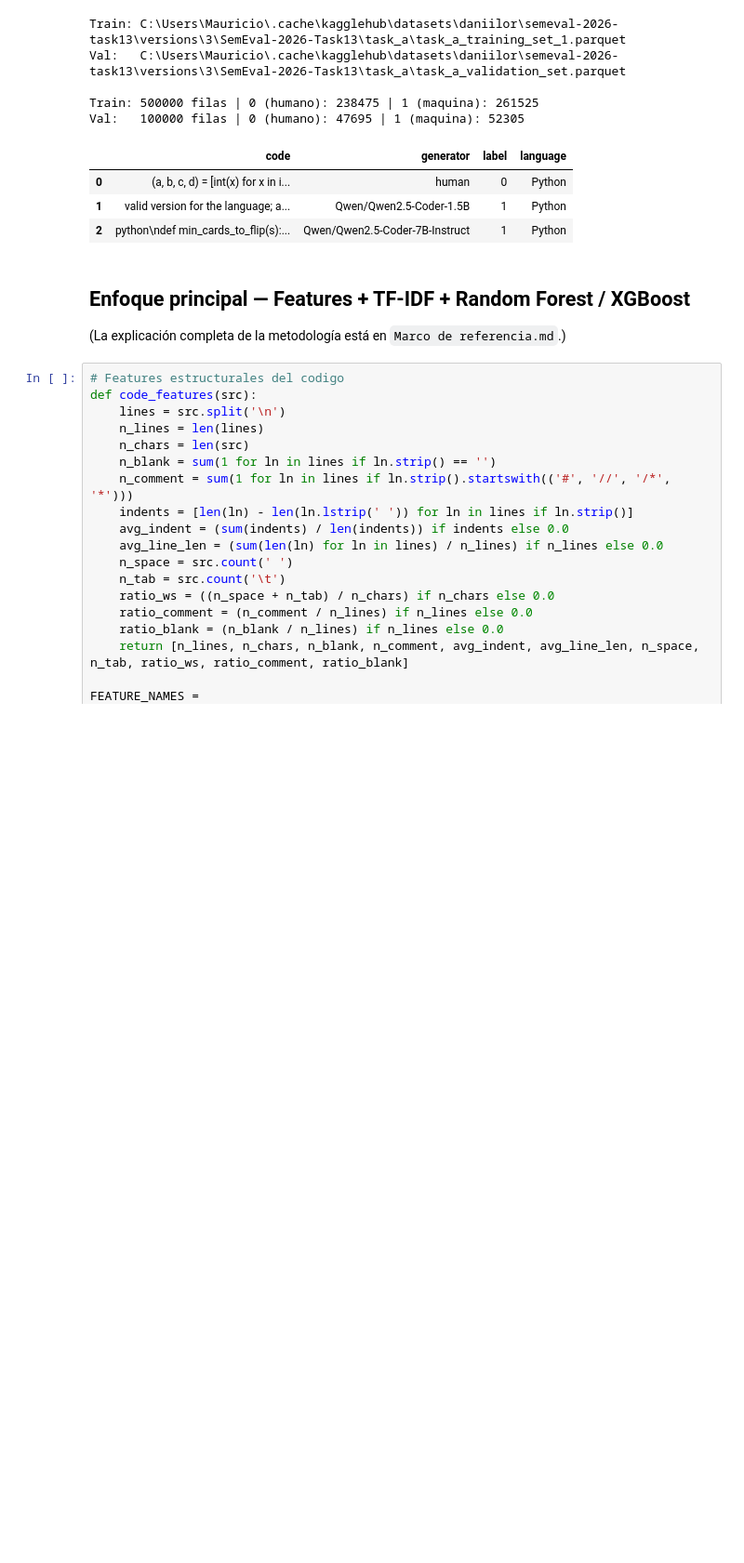
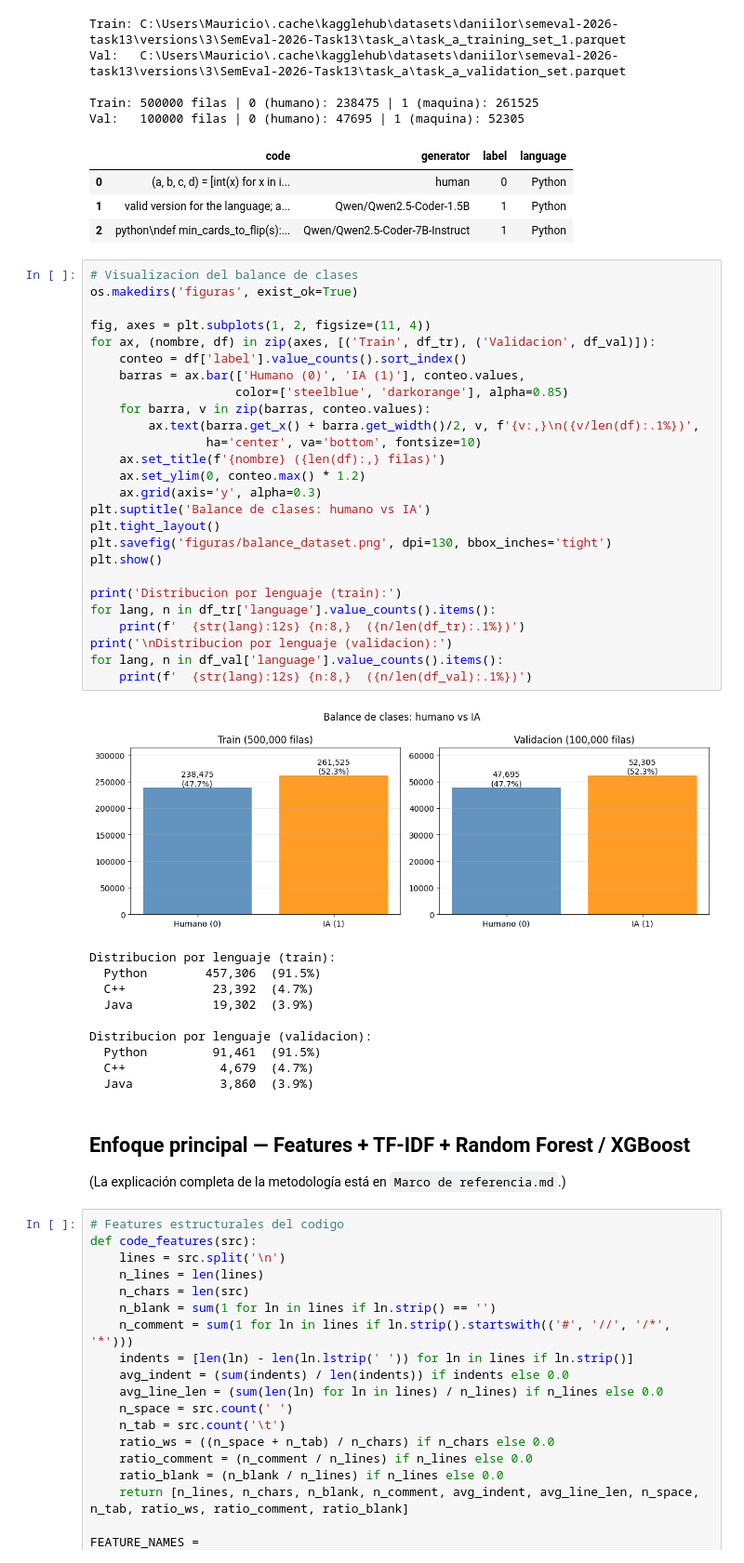
Before and after one commit to DanielContrerasCh/Plagiarized-code-AI-detector, a Jupyter notebook: RetoPlagio.ipynb, the cells around one changed output. Shown at 93% size. Drawn from its saved outputs; the diff is of its cells as text; blank space fills up the shorter version.

Commit message:
Agregar balance del dataset

```diff
--- a/RetoPlagio.ipynb
+++ b/RetoPlagio.ipynb
@@ -73,6 +73,43 @@ Val:   100000 filas | 0 (humano): 47695 | 1 (maquina): 52305
 | 0 | (a, b, c, d) = [int(x) for x in i... | human | 0 | Python |
 | 1 | valid version for the language; a... | Qwen/Qwen2.5-Coder-1.5B | 1 | Python |
 | 2 | python\ndef min_cards_to_flip(s):... | Qwen/Qwen2.5-Coder-7B-Instruct | 1 | Python |
+# %%
+# Visualizacion del balance de clases
+os.makedirs('figuras', exist_ok=True)
+
+fig, axes = plt.subplots(1, 2, figsize=(11, 4))
+for ax, (nombre, df) in zip(axes, [('Train', df_tr), ('Validacion', df_val)]):
+    conteo = df['label'].value_counts().sort_index()
+    barras = ax.bar(['Humano (0)', 'IA (1)'], conteo.values,
+                    color=['steelblue', 'darkorange'], alpha=0.85)
+    for barra, v in zip(barras, conteo.values):
+        ax.text(barra.get_x() + barra.get_width()/2, v, f'{v:,}\n({v/len(df):.1%})',
+                ha='center', va='bottom', fontsize=10)
+    ax.set_title(f'{nombre} ({len(df):,} filas)')
+    ax.set_ylim(0, conteo.max() * 1.2)
+    ax.grid(axis='y', alpha=0.3)
+plt.suptitle('Balance de clases: humano vs IA')
+plt.tight_layout()
+plt.savefig('figuras/balance_dataset.png', dpi=130, bbox_inches='tight')
+plt.show()
+
+print('Distribucion por lenguaje (train):')
+for lang, n in df_tr['language'].value_counts().items():
+    print(f'  {str(lang):12s} {n:8,}  ({n/len(df_tr):.1%})')
+print('\nDistribucion por lenguaje (validacion):')
+for lang, n in df_val['language'].value_counts().items():
+    print(f'  {str(lang):12s} {n:8,}  ({n/len(df_val):.1%})')
+# %% [output]
+[figure, added]
+Distribucion por lenguaje (train):
+  Python        457,306  (91.5%)
+  C++            23,392  (4.7%)
+  Java           19,302  (3.9%)
+
+Distribucion por lenguaje (validacion):
+  Python         91,461  (91.5%)
+  C++             4,679  (4.7%)
+  Java            3,860  (3.9%)
 # %% [markdown]
 ## Enfoque principal — Features + TF-IDF + Random Forest / XGBoost
 
```
Also changed, not shown: 1 other file.
